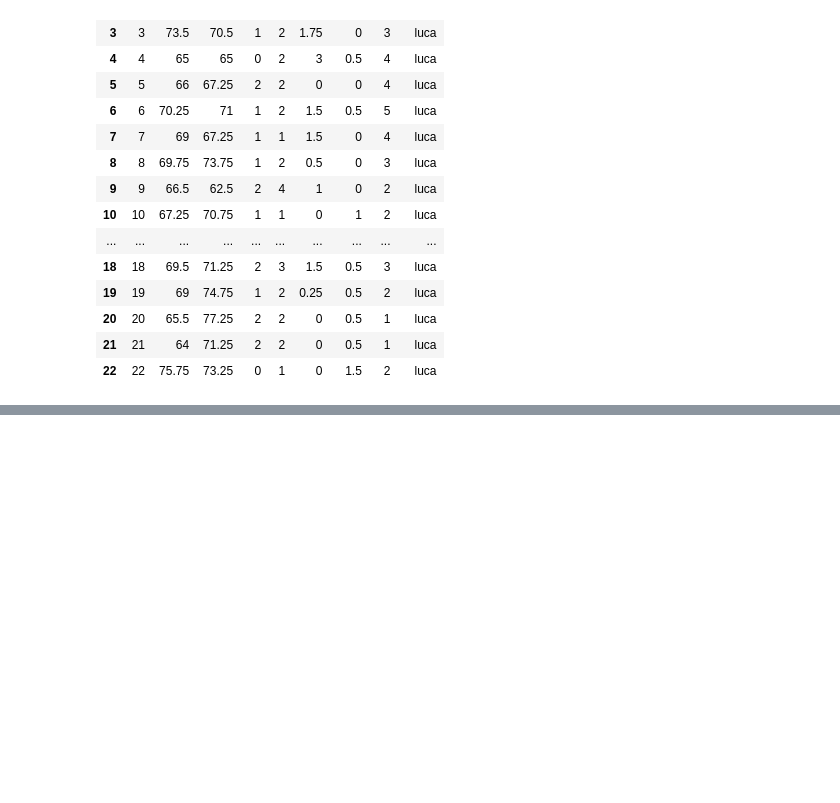
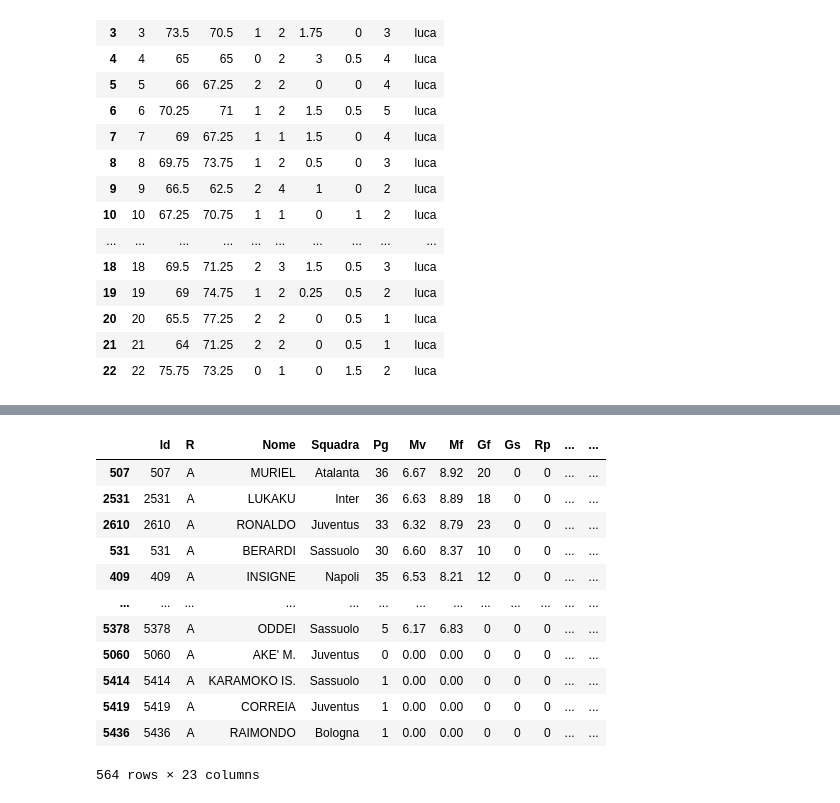
Before and after one commit to lucaagozzino/Fantapalla_simulazioni, a Jupyter notebook: IGNOBEL/IGNOBEL.ipynb, the cells around one changed output, grey strips where cells are left out. Saved outputs shown, nothing was run; the diff lists cells and outputs as text; code cells hidden in the pictures; blank space fills up the shorter version.

```diff
--- a/IGNOBEL/IGNOBEL.ipynb
+++ b/IGNOBEL/IGNOBEL.ipynb
@@ -3,3 +1,10 @@ from utilities_IGNOBEL import *
+# %%
+from utilities_IGNOBEL import *
+with open('credential.json','r') as f:
+    cred = json.load(f)
+cluster = MongoClient(cred['cred'])
+db = cluster['Game']
+collection = db['Players']
 # %%
 """Usare queste rose se FG non ha quelle corrette, e.g. durante il mercato"""
 #RoseSS = rose_complete()
@@ -138,4 +163,19 @@ ST = stats_by_team_full(primavera = True)
 # %%
-ST.rename(columns = {'Qt. A': 'Qt_A','Qt. I': 'Qt_I'}, inplace=True)
-ST.to_pickle("Statistiche_giocatori.pkl")
-ST
+ST_INFO.rename(columns = {'Qt. A': 'Qt_A','Qt. I': 'Qt_I'}, inplace=True)
+ST_INFO.to_pickle("Statistiche_giocatori.pkl")
+missing_pl.to_pickle('Missing_Players.pkl')
+ST_INFO
+# %% [output]
+|  | Id | R | Nome | Squadra | Pg | Mv | Mf | Gf | Gs | Rp | ... | ... |
+| 507 | 507 | A | MURIEL | Atalanta | 36 | 6.67 | 8.92 | 20 | 0 | 0 | ... | ... |
+| 2531 | 2531 | A | LUKAKU | Inter | 36 | 6.63 | 8.89 | 18 | 0 | 0 | ... | ... |
+| 2610 | 2610 | A | RONALDO | Juventus | 33 | 6.32 | 8.79 | 23 | 0 | 0 | ... | ... |
+| 531 | 531 | A | BERARDI | Sassuolo | 30 | 6.60 | 8.37 | 10 | 0 | 0 | ... | ... |
+| 409 | 409 | A | INSIGNE | Napoli | 35 | 6.53 | 8.21 | 12 | 0 | 0 | ... | ... |
+| ... | ... | ... | ... | ... | ... | ... | ... | ... | ... | ... | ... | ... |
+| 5378 | 5378 | A | ODDEI | Sassuolo | 5 | 6.17 | 6.83 | 0 | 0 | 0 | ... | ... |
+| 5060 | 5060 | A | AKE' M. | Juventus | 0 | 0.00 | 0.00 | 0 | 0 | 0 | ... | ... |
+| 5414 | 5414 | A | KARAMOKO IS. | Sassuolo | 1 | 0.00 | 0.00 | 0 | 0 | 0 | ... | ... |
+| 5419 | 5419 | A | CORREIA | Juventus | 1 | 0.00 | 0.00 | 0 | 0 | 0 | ... | ... |
+| 5436 | 5436 | A | RAIMONDO | Bologna | 1 | 0.00 | 0.00 | 0 | 0 | 0 | ... | ... |
+564 rows × 23 columns
```
Also changed, not shown: parts of 6 cells of this notebook, 27 other files.
